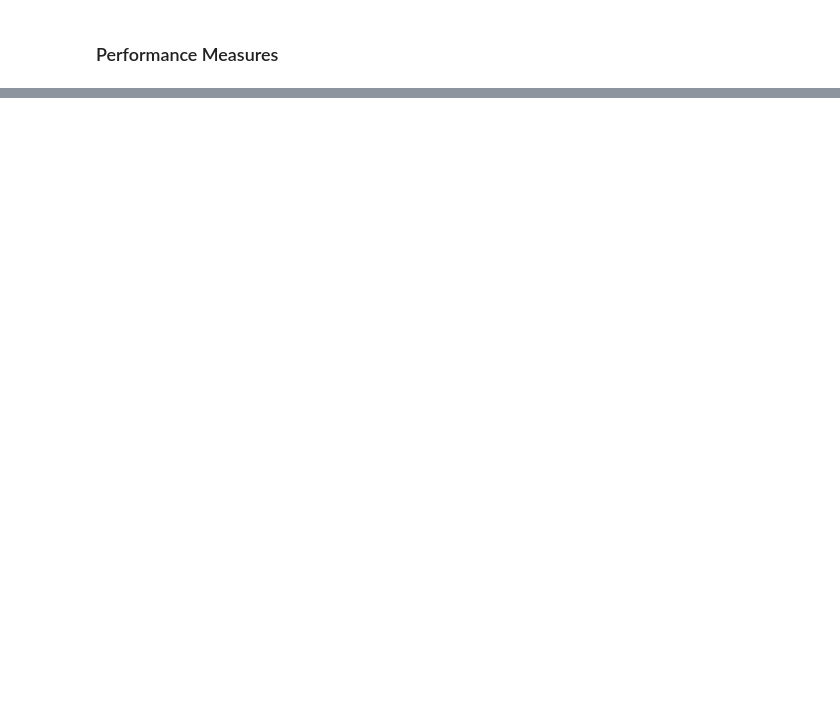
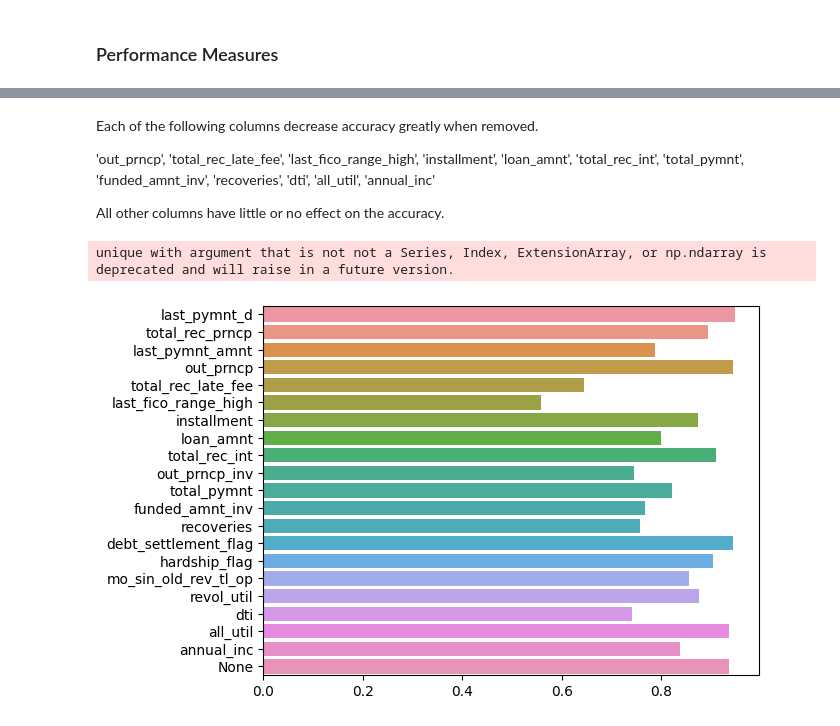
Before and after one commit to Farha-A/Credit-Scoring, a Jupyter notebook: notebooks/Farha_2L_NN.ipynb, the cells around one changed output, grey strips where cells are left out. Saved outputs shown, nothing was run; the diff lists cells and outputs as text; code cells hidden in the pictures; blank space fills up the shorter version.

```diff
--- a/notebooks/Farha_2L_NN.ipynb
+++ b/notebooks/Farha_2L_NN.ipynb
@@ -132,0 +228,12 @@ AttributeError: 'Sequential' object has no attribute 'predict_proba'
+# %% [markdown]
+ Each of the following columns decrease accuracy greatly when removed.
+
+  'out_prncp', 'total_rec_late_fee', 'last_fico_range_high', 'installment', 'loan_amnt', 'total_rec_int', 'total_pymnt', 'funded_amnt_inv', 'recoveries', 'dti', 'all_util', 'annual_inc'
+
+ All other columns have little or no effect on the accuracy.
+# %%
+sns.barplot(y=cols, x=f1_scores)
+plt.show()
+# %% [output]
+unique with argument that is not not a Series, Index, ExtensionArray, or np.ndarray is deprecated and will raise in a future version.
+[figure, added]
```
Also changed, not shown: parts of 37 cells of this notebook.
